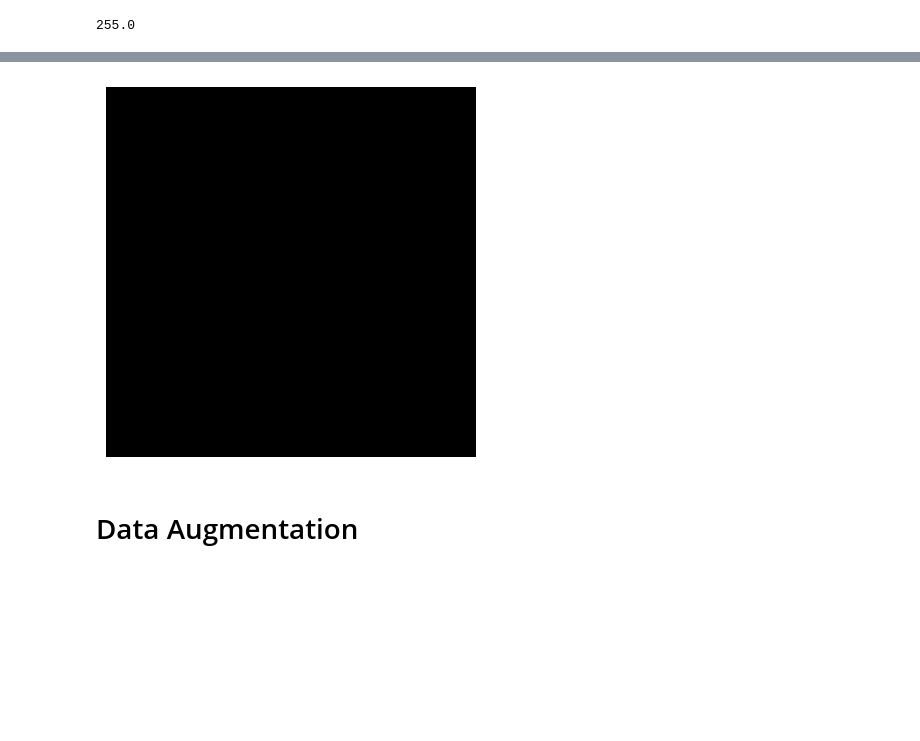
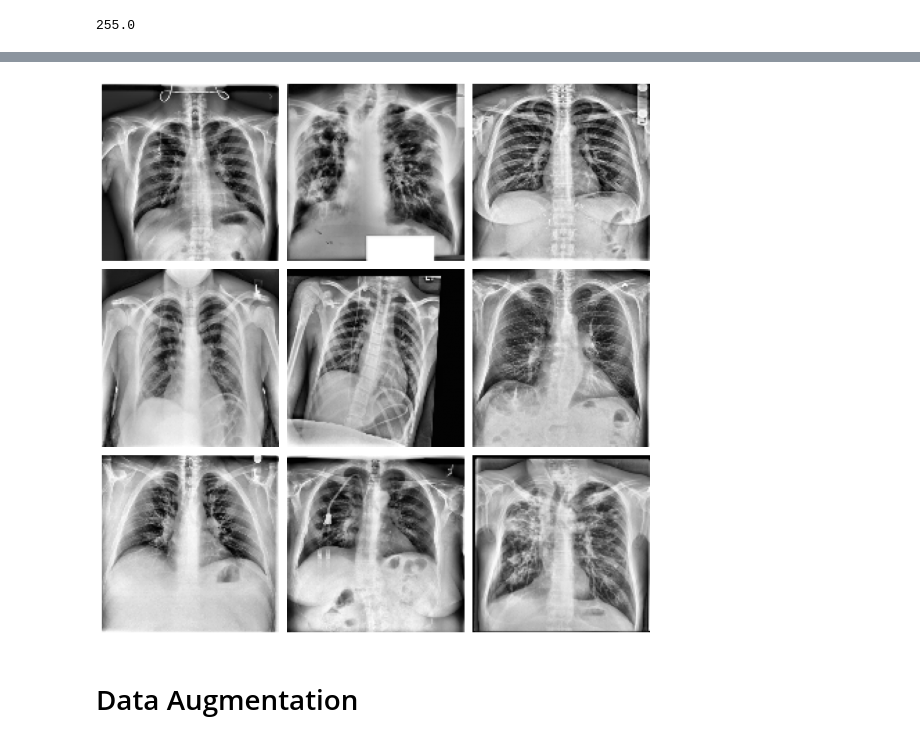
Before and after one commit to YuktheswarAlahari19/TB-Prediction-XRayTF-, a Jupyter notebook: exploration.ipynb, the cells around one changed output, grey strips where cells are left out. Drawn from its saved outputs; the diff is of its cells as text; code cells hidden in the pictures; blank space fills up the shorter version.

```diff
--- a/exploration.ipynb
+++ b/exploration.ipynb
@@ -146,7 +146,7 @@ The TB lung graph is more concentrated in the middle and right, with fewer peaks
 # %%
 data = tf.keras.utils.image_dataset_from_directory(
     '/home/yuk/Documents/BigProject/Dataset',
-    image_size=(256, 256),
+    image_size=(512, 512),
     batch_size=32,
     color_mode='grayscale'
 )
@@ -230,0 +201,23 @@ data = data.map(
+# %%
+import tf_clahe
+from tensorflow.keras import layers
+
+@tf.function(experimental_compile=True)
+
+def fast_clahe(img):
+    return tf_clahe.clahe(img, gpu_optimized=True)
+
+IMG_SIZE = 128
+
+data = data.map(lambda images, label: (tf_clahe.clahe(tf.cast(images, tf.float32)), label))
+
+resize_and_rescale = tf.keras.Sequential([   # Normalizing
+    layers.Resizing(IMG_SIZE, IMG_SIZE),
+    layers.Rescaling(1./255)
+])
+
+def preproce_rescaling(image, label):
+    image = resize_and_rescale(image)
+    return image, label
+
+data = data.map(preproce_rescaling)
@@ -231,11 +236,17 @@ data = data.map(
 # %%
-for images, labels in data.take(1):
-    plt.imshow(images[0].numpy().squeeze(), cmap='gray')
-    plt.axis('off')
-    plt.show()
-    break
+def visualize_clahe(dataset, num_images=6):
+    for images in dataset.take(1):
+        plt.figure(figsize=(7, 7))
+        for i in range(min(num_images, images.shape[0])):
+            plt.subplot(3, 3, i+1)
+            plt.imshow(images[i].numpy().squeeze(), cmap='gray')
+            plt.axis('off')
+        plt.tight_layout()
+        plt.show()
+
+visualize_clahe(data)
 # %% [output]
-[figure, old version]
+[figure, new version]
 # %% [markdown]
 # Data Augmentation
 # %%
```
Also changed, not shown: parts of 14 cells of this notebook.
